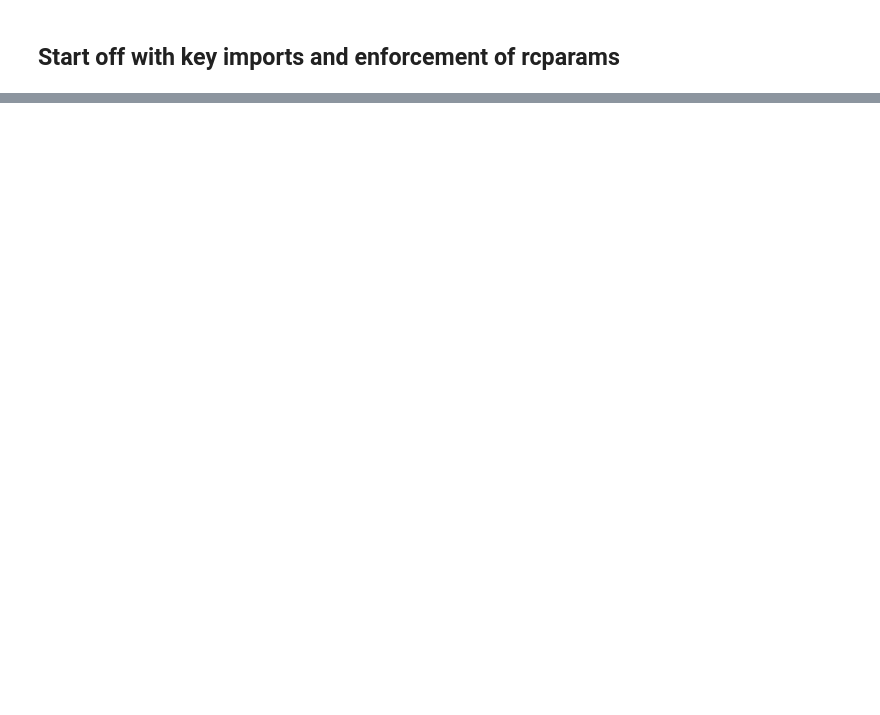
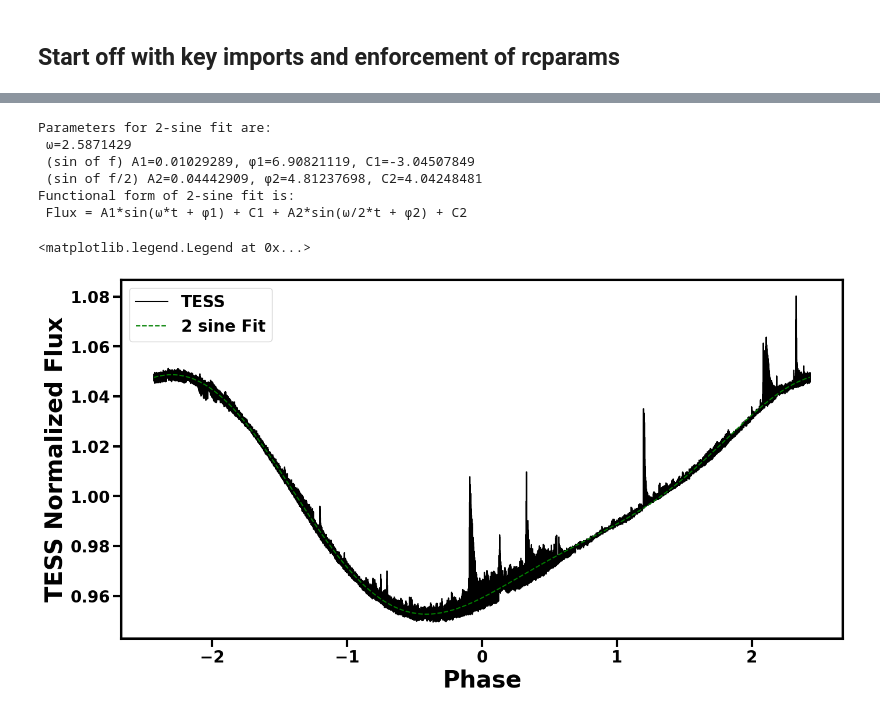
Before and after one commit to m-schochet/aumic_2025a, a Jupyter notebook: data_analysis/lco_photometry/lightcurve_fig.ipynb, the cells around one changed output, grey strips where cells are left out. Cells and saved outputs as stored; diff of their text form; code cells hidden in the pictures; blank space fills up the shorter version.

Commit message:
large commit, adding files to gitignore and initial 2-sine wave fits to tess data (plus fig1 file)

```diff
--- a/data_analysis/lco_photometry/lightcurve_fig.ipynb
+++ b/data_analysis/lco_photometry/lightcurve_fig.ipynb
@@ -83,0 +100,54 @@ ax7.legend(fontsize=25, facecolor='w', labelcolor='k')
+# %%
+
+
+stella_data = pd.read_csv('/Users/mschochet/Documents/GitHub/aumic_2025a/data_analysis/tess/stella_lc.csv')
+stella_lc = lk.LightCurve(flux=stella_data['flux'], time=stella_data['time'], flux_err=stella_data['flux_err'])#.normalize()
+
+with open('../tess/stella_probabilities.npy', 'rb') as f:
+    avg_pred = np.load(f)
+
+stella_lc.add_column(avg_pred, name='stella_prob'
+                     )
+# Now we'll fold it and write it into continuous arrays for the FFT
+stella_lc_folded = stella_lc.copy().fold(4.86, epoch_time=2400000, epoch_phase=3)
+x = np.ascontiguousarray(stella_lc_folded.time.value, dtype=np.float64)
+y = np.ascontiguousarray(stella_lc_folded.flux, dtype=np.float64)
+yerr_scaled = np.ascontiguousarray(stella_lc_folded.flux_err * stella_lc_folded['stella_prob'], dtype=np.float64)
+yerr = np.ascontiguousarray(stella_lc_folded.flux_err, dtype=np.float64)
+
+p02 = [np.pi/70, np.max(y) - np.min(y), 3, np.max(y), (np.max(y) - np.min(y))/2, 3, np.max(y)]
+
+def model_sine2(X, omega, amp, phase, offset1, amp2, phase2, offset2):
+    return amp * np.sin(omega * X + phase) + offset1 + amp2 * np.sin(omega/2 * X + phase2) + offset2
+
+poptsin2, pcovsine2 = curve_fit(model_sine2, x.tolist(), y,
+                  p0=p02,
+                  maxfev=50000)
+
+stella_lc_og = stella_lc.copy()
+x_og = np.ascontiguousarray(stella_lc_og.time.value, dtype=np.float64)
+y_og = np.ascontiguousarray(stella_lc_og.flux, dtype=np.float64)
+yerr_og_scaled = np.ascontiguousarray(stella_lc_og.flux_err * stella_lc_og['stella_prob'], dtype=np.float64)
+yerr_og_not = np.ascontiguousarray(stella_lc_og.flux_err, dtype=np.float64)
+
+
+afig = plt.figure(figsize=(16, 8))
+
+ax = plt.subplot(1, 1, 1)
+ax.plot(x, y, label='TESS', color='k')
+ax.plot(x, model_sine2(x, *poptsin2), 'g--', label='2 sine Fit')
+
+print('Parameters for 2-sine fit are:\n ω={:.8} \n (sin of f) A1={:.8f}, φ1={:.8f}, C1={:.8f} \n (sin of f/2) A2={:.8f}, φ2={:.8f}, C2={:.8f}'.format(*poptsin2))
+print('Functional form of 2-sine fit is:\n Flux = A1*sin(ω*t + φ1) + C1 + A2*sin(ω/2*t + φ2) + C2')
+ax.set_ylabel('TESS Normalized Flux')
+ax.set_xlabel('Phase')
+ax.legend(markerscale=10)
+# %% [output]
+Parameters for 2-sine fit are:
+ ω=2.5871429
+ (sin of f) A1=0.01029289, φ1=6.90821119, C1=-3.04507849
+ (sin of f/2) A2=0.04442909, φ2=4.81237698, C2=4.04248481
+Functional form of 2-sine fit is:
+ Flux = A1*sin(ω*t + φ1) + C1 + A2*sin(ω/2*t + φ2) + C2
+<matplotlib.legend.Legend at 0x...>
+[figure, added]
```
Also changed, not shown: parts of 9 cells of this notebook, 10 other files.
